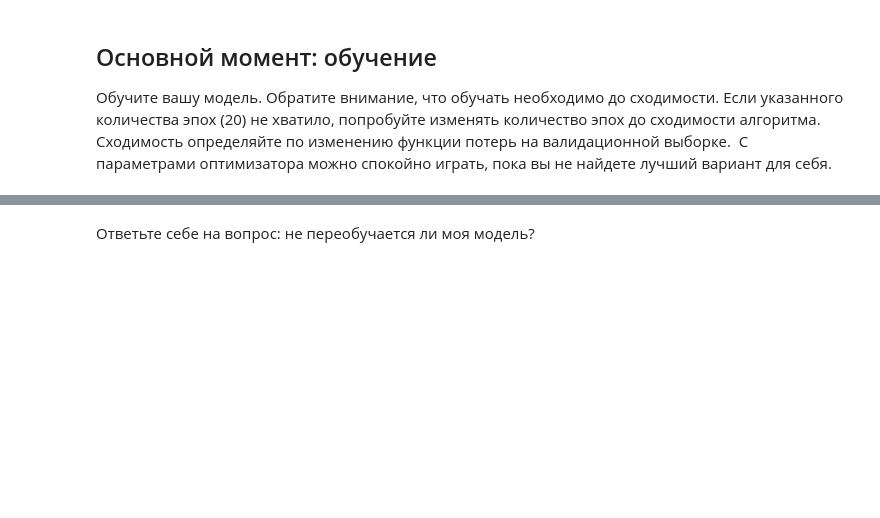
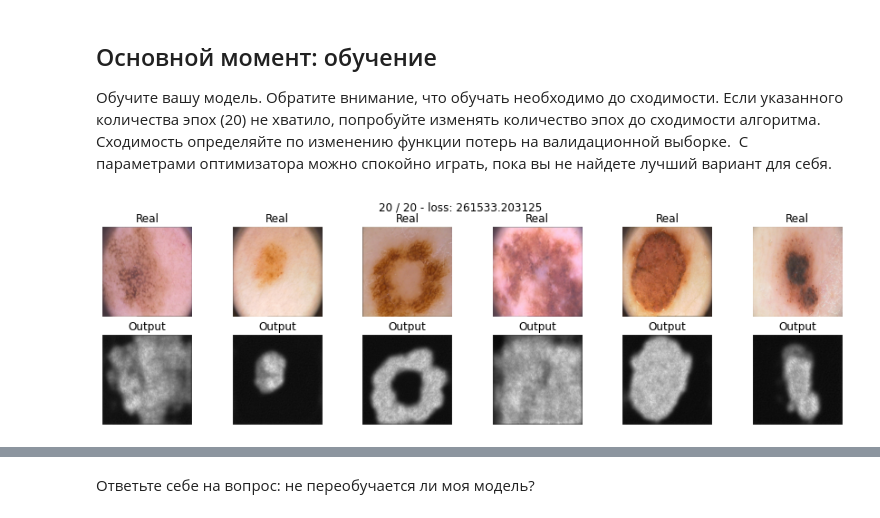
Before and after one commit to protaxY/DLS, a Jupyter notebook: [hw]semantic_segmentation.ipynb, the cells around one changed output, grey strips where cells are left out. Cells and saved outputs as stored; diff of their text form; code cells hidden in the pictures; blank space fills up the shorter version.

```diff
--- a/[hw]semantic_segmentation.ipynb
+++ b/[hw]semantic_segmentation.ipynb
@@ -354,7 +342,7 @@ $$\mathcal L_{BCE} = \hat y - y\hat y + \log\left(1+\exp(-\hat y)\right).$$
 def bce_loss(y_real, y_pred):
     # TODO
     # please don't use nn.BCELoss. write it from scratch
-    return (y_pred-y_pred*y_real+torch.log(1+torch.exp(-y_pred))).sum()
+    return (y_pred-y_pred*y_real+torch.log(1+torch.exp(-y_pred))).mean()
 # %% [markdown]
 ## Тренировка [1 балл]
 
@@ -430,7 +445,10 @@ def score_model(model, metric, data):
 model = SegNet().to(device)
 # %%
 max_epochs = 20
-optim
-train(model, optim, bce_loss, max_epochs, data_tr, data_val)
+optim = torch.optim.Adam(model.parameters(), lr = 1e-4)
+scheduler = torch.optim.lr_scheduler.StepLR(optim, 15, 0.1)
+train_loss_history, val_loss_history = train(model, optim, bce_loss, max_epochs, data_tr, data_val, scheduler)
+# %% [output]
+[figure, added]
 # %%
 score_model(model, iou_pytorch, data_val)
```
Also changed, not shown: parts of 18 cells of this notebook.
